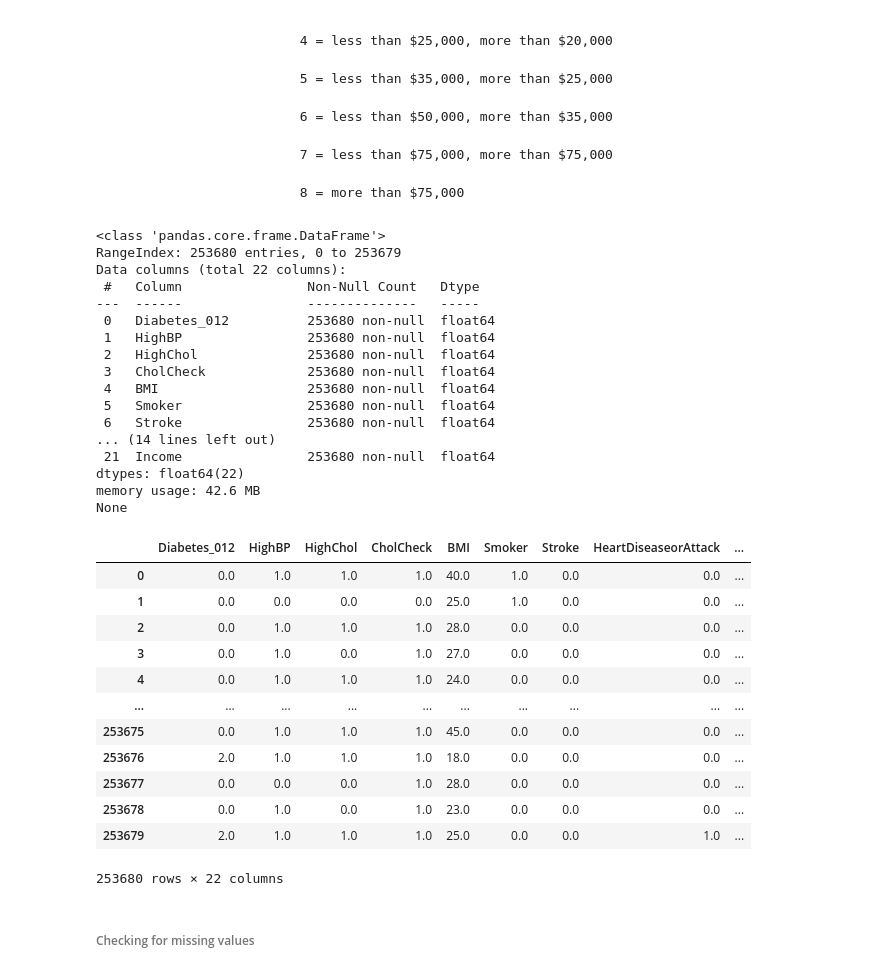
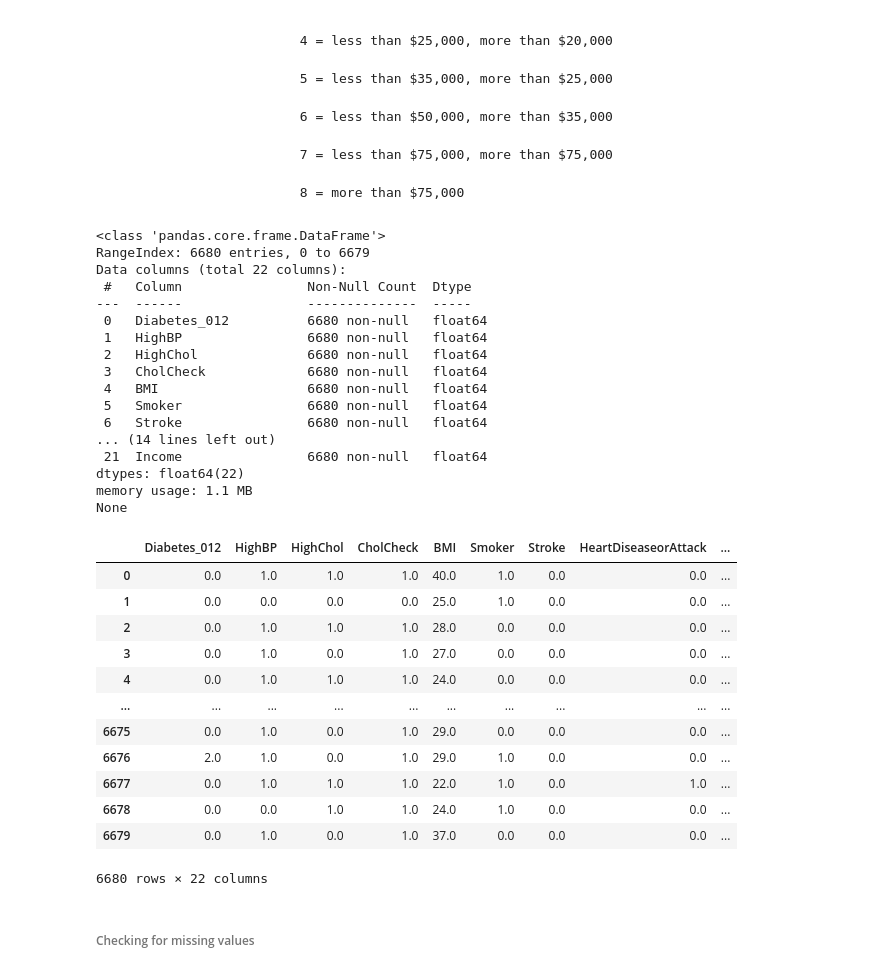
Before and after one commit to kirkwat/machine-learning, a Jupyter notebook: lab5/kirk.ipynb, the cells around one changed output. Drawn from its saved outputs; the diff is of its cells as text; code cells hidden in the pictures.

```diff
--- a/lab5/kirk.ipynb
+++ b/lab5/kirk.ipynb
@@ -84,47 +84,47 @@ from matplotlib import pyplot as plt
 # %%
 df = pd.read_csv('diabetes_012_health_indicators_BRFSS2015.csv')
 # ========================================================
 from copy import deepcopy
 df_target = deepcopy(df)
 # ========================================================
-# df_target.drop(df_target.tail(252000).index,inplace = True) # lets keep the entire dataset for now
+df_target.drop(df_target.tail(247000).index,inplace = True) # lets keep the entire dataset for now
 
 print(df_target.info())
 
 #show df
 pd.set_option('display.max_columns', None)
 df_target
 # %% [output]
 <class 'pandas.core.frame.DataFrame'>
-RangeIndex: 253680 entries, 0 to 253679
+RangeIndex: 6680 entries, 0 to 6679
 Data columns (total 22 columns):
- #   Column                Non-Null Count   Dtype
----  ------                --------------   -----
- 0   Diabetes_012          253680 non-null  float64
- 1   HighBP                253680 non-null  float64
- 2   HighChol              253680 non-null  float64
- 3   CholCheck             253680 non-null  float64
- 4   BMI                   253680 non-null  float64
- 5   Smoker                253680 non-null  float64
- 6   Stroke                253680 non-null  float64
+ #   Column                Non-Null Count  Dtype
+---  ------                --------------  -----
+ 0   Diabetes_012          6680 non-null   float64
+ 1   HighBP                6680 non-null   float64
+ 2   HighChol              6680 non-null   float64
+ 3   CholCheck             6680 non-null   float64
+ 4   BMI                   6680 non-null   float64
+ 5   Smoker                6680 non-null   float64
+ 6   Stroke                6680 non-null   float64
 ... (14 lines left out)
- 21  Income                253680 non-null  float64
+ 21  Income                6680 non-null   float64
 dtypes: float64(22)
-memory usage: 42.6 MB
+memory usage: 1.1 MB
 None
 |  | Diabetes_012 | HighBP | HighChol | CholCheck | BMI | Smoker | Stroke | HeartDiseaseorAttack | ... |
 | 0 | 0.0 | 1.0 | 1.0 | 1.0 | 40.0 | 1.0 | 0.0 | 0.0 | ... |
 | 1 | 0.0 | 0.0 | 0.0 | 0.0 | 25.0 | 1.0 | 0.0 | 0.0 | ... |
 | 2 | 0.0 | 1.0 | 1.0 | 1.0 | 28.0 | 0.0 | 0.0 | 0.0 | ... |
 | 3 | 0.0 | 1.0 | 0.0 | 1.0 | 27.0 | 0.0 | 0.0 | 0.0 | ... |
 | 4 | 0.0 | 1.0 | 1.0 | 1.0 | 24.0 | 0.0 | 0.0 | 0.0 | ... |
 | ... | ... | ... | ... | ... | ... | ... | ... | ... | ... |
-| 253675 | 0.0 | 1.0 | 1.0 | 1.0 | 45.0 | 0.0 | 0.0 | 0.0 | ... |
-| 253676 | 2.0 | 1.0 | 1.0 | 1.0 | 18.0 | 0.0 | 0.0 | 0.0 | ... |
-| 253677 | 0.0 | 0.0 | 0.0 | 1.0 | 28.0 | 0.0 | 0.0 | 0.0 | ... |
-| 253678 | 0.0 | 1.0 | 0.0 | 1.0 | 23.0 | 0.0 | 0.0 | 0.0 | ... |
-| 253679 | 2.0 | 1.0 | 1.0 | 1.0 | 25.0 | 0.0 | 0.0 | 1.0 | ... |
+| 6675 | 0.0 | 1.0 | 0.0 | 1.0 | 29.0 | 0.0 | 0.0 | 0.0 | ... |
+| 6676 | 2.0 | 1.0 | 0.0 | 1.0 | 29.0 | 1.0 | 0.0 | 0.0 | ... |
+| 6677 | 0.0 | 1.0 | 1.0 | 1.0 | 22.0 | 1.0 | 0.0 | 1.0 | ... |
+| 6678 | 0.0 | 0.0 | 1.0 | 1.0 | 24.0 | 1.0 | 0.0 | 0.0 | ... |
+| 6679 | 0.0 | 1.0 | 0.0 | 1.0 | 37.0 | 0.0 | 0.0 | 0.0 | ... |
-253680 rows × 22 columns
+6680 rows × 22 columns
 # %% [markdown]
 ###### Checking for missing values
 # %%
```
Also changed, not shown: parts of 13 cells of this notebook.
